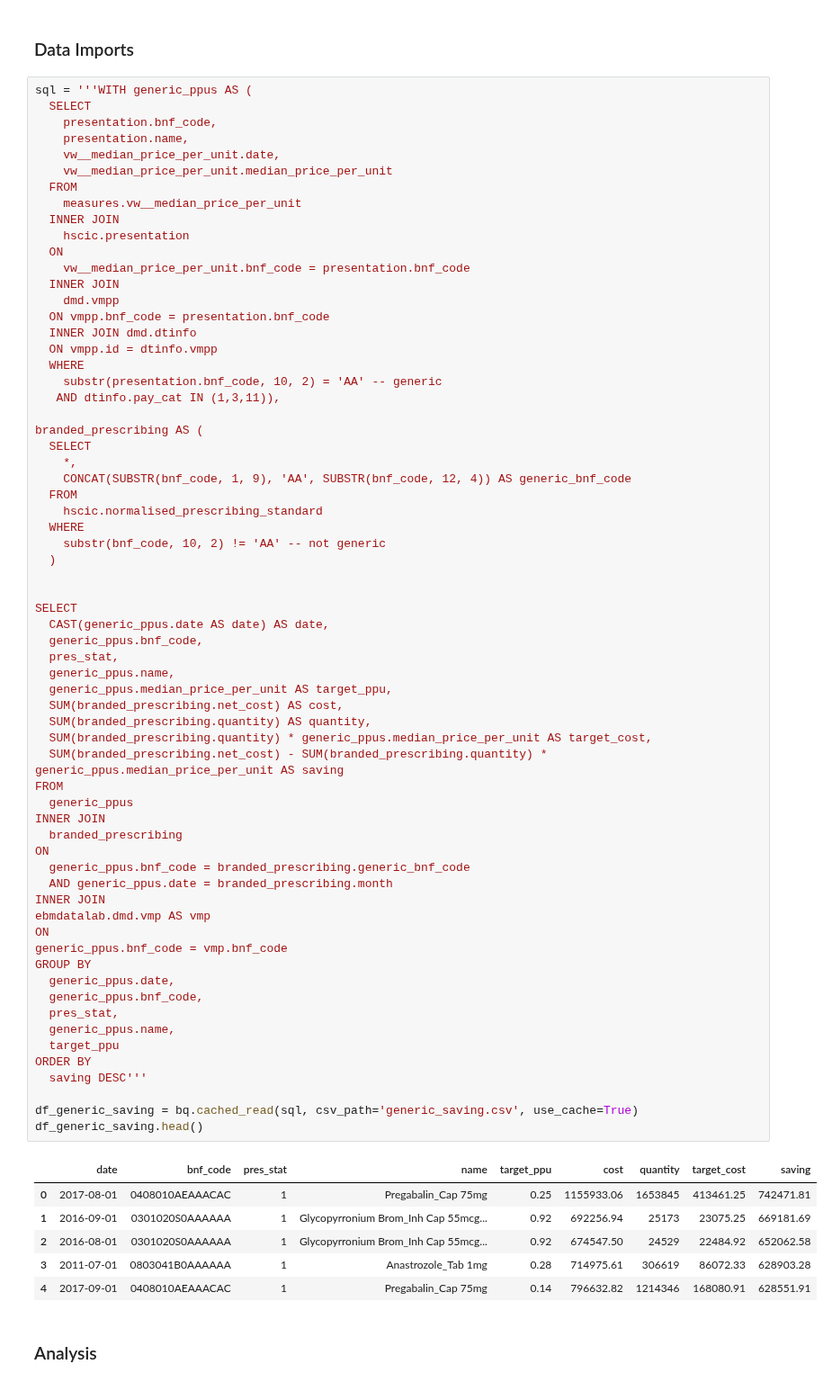
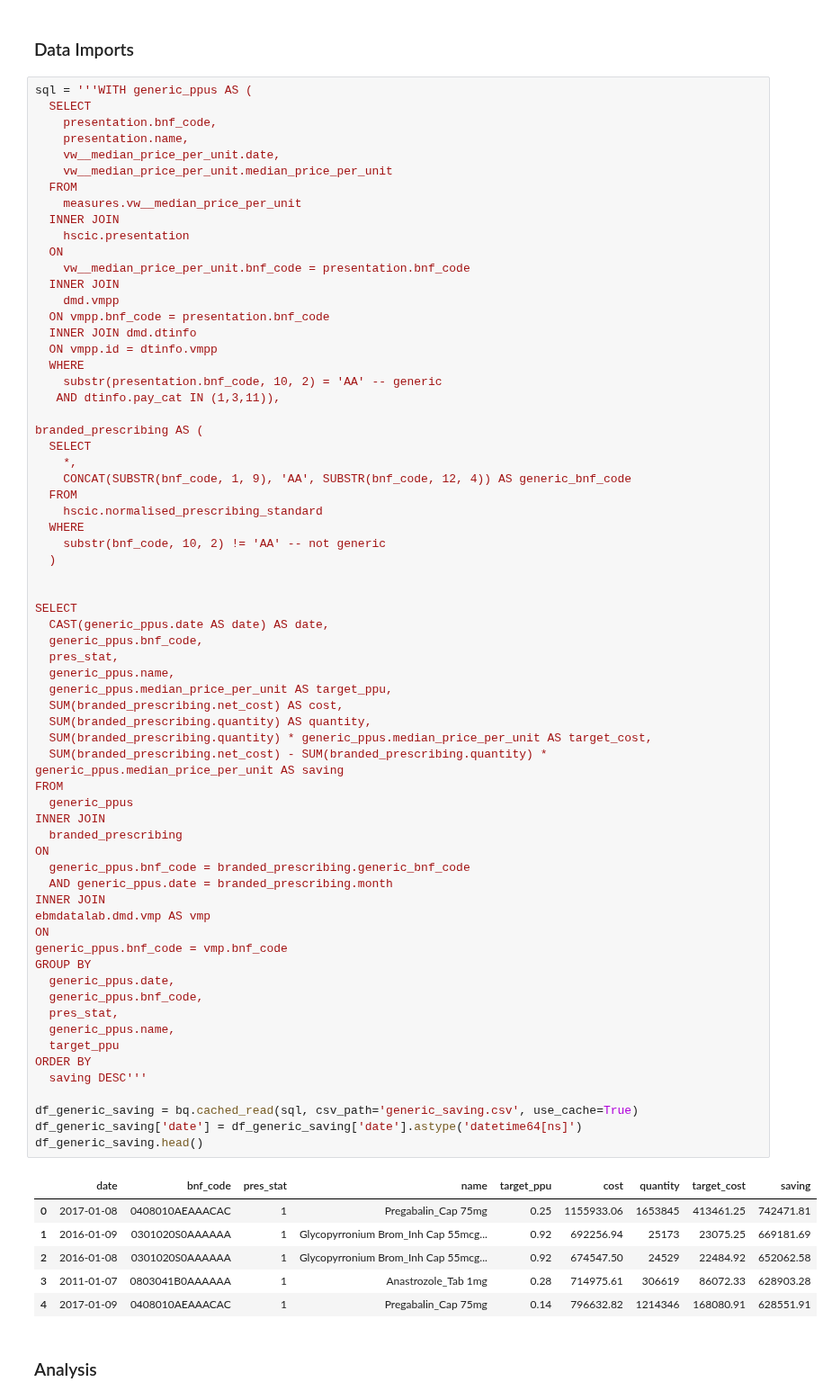
Before and after one commit to ebmdatalab/jupyter-notebooks, a Jupyter notebook: generic_trends/Total Possible Savings/Total Possible Savings.ipynb, the cells around one changed output. Shown at 90% size. Drawn from its saved outputs; the diff is of its cells as text.

```diff
--- a/generic_trends/Total Possible Savings/Total Possible Savings.ipynb
+++ b/generic_trends/Total Possible Savings/Total Possible Savings.ipynb
@@ -53,38 +53,39 @@ SELECT
   generic_ppus.name,
   generic_ppus.median_price_per_unit AS target_ppu,
   SUM(branded_prescribing.net_cost) AS cost,
   SUM(branded_prescribing.quantity) AS quantity,
   SUM(branded_prescribing.quantity) * generic_ppus.median_price_per_unit AS target_cost,
   SUM(branded_prescribing.net_cost) - SUM(branded_prescribing.quantity) * generic_ppus.median_price_per_unit AS saving
 FROM
   generic_ppus
 INNER JOIN
   branded_prescribing
 ON
   generic_ppus.bnf_code = branded_prescribing.generic_bnf_code
   AND generic_ppus.date = branded_prescribing.month
 INNER JOIN
 ebmdatalab.dmd.vmp AS vmp
 ON
 generic_ppus.bnf_code = vmp.bnf_code
 GROUP BY
   generic_ppus.date,
   generic_ppus.bnf_code,
   pres_stat,
   generic_ppus.name,
   target_ppu
 ORDER BY
   saving DESC'''
 
 df_generic_saving = bq.cached_read(sql, csv_path='generic_saving.csv', use_cache=True)
+df_generic_saving['date'] = df_generic_saving['date'].astype('datetime64[ns]')
 df_generic_saving.head()
 # %% [output]
 |  | date | bnf_code | pres_stat | name | target_ppu | cost | quantity | target_cost | saving |
-| 0 | 2017-08-01 | 0408010AEAAACAC | 1 | Pregabalin_Cap 75mg | 0.25 | 1155933.06 | 1653845 | 413461.25 | 742471.81 |
-| 1 | 2016-09-01 | 0301020S0AAAAAA | 1 | Glycopyrronium Brom_Inh Cap 55mcg... | 0.92 | 692256.94 | 25173 | 23075.25 | 669181.69 |
-| 2 | 2016-08-01 | 0301020S0AAAAAA | 1 | Glycopyrronium Brom_Inh Cap 55mcg... | 0.92 | 674547.50 | 24529 | 22484.92 | 652062.58 |
-| 3 | 2011-07-01 | 0803041B0AAAAAA | 1 | Anastrozole_Tab 1mg | 0.28 | 714975.61 | 306619 | 86072.33 | 628903.28 |
-| 4 | 2017-09-01 | 0408010AEAAACAC | 1 | Pregabalin_Cap 75mg | 0.14 | 796632.82 | 1214346 | 168080.91 | 628551.91 |
+| 0 | 2017-01-08 | 0408010AEAAACAC | 1 | Pregabalin_Cap 75mg | 0.25 | 1155933.06 | 1653845 | 413461.25 | 742471.81 |
+| 1 | 2016-01-09 | 0301020S0AAAAAA | 1 | Glycopyrronium Brom_Inh Cap 55mcg... | 0.92 | 692256.94 | 25173 | 23075.25 | 669181.69 |
+| 2 | 2016-01-08 | 0301020S0AAAAAA | 1 | Glycopyrronium Brom_Inh Cap 55mcg... | 0.92 | 674547.50 | 24529 | 22484.92 | 652062.58 |
+| 3 | 2011-01-07 | 0803041B0AAAAAA | 1 | Anastrozole_Tab 1mg | 0.28 | 714975.61 | 306619 | 86072.33 | 628903.28 |
+| 4 | 2017-01-09 | 0408010AEAAACAC | 1 | Pregabalin_Cap 75mg | 0.14 | 796632.82 | 1214346 | 168080.91 | 628551.91 |
 # %% [markdown]
 ### Analysis
 # %%
```
Also changed, not shown: parts of 8 cells of this notebook, 4 other files.
